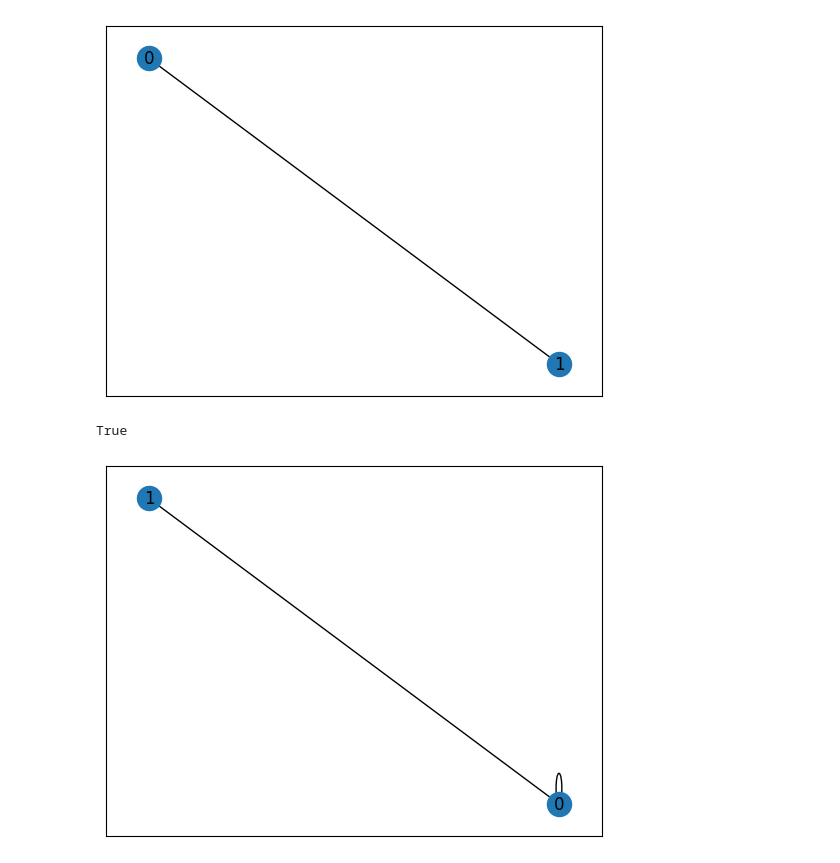
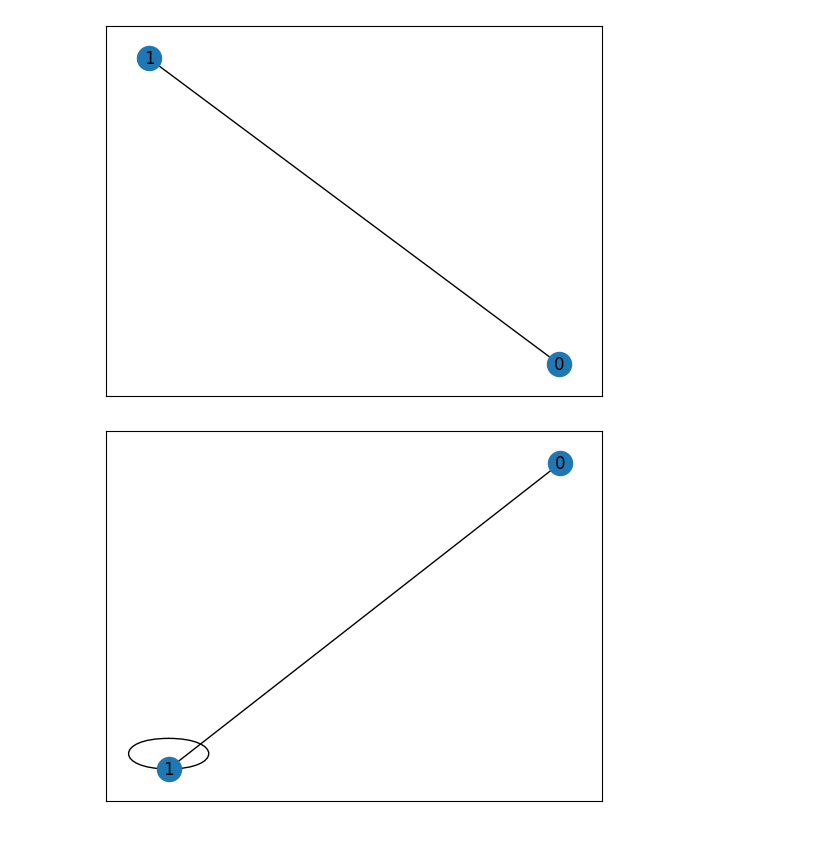
Before and after one commit to andrew-tawfeek/tropicalmoduli, a Jupyter notebook: top_down/top_down.ipynb, the cells around one changed output. Drawn from its saved outputs; the diff is of its cells as text; code cells hidden in the pictures.

Commit message:
generate maximal graphs

```diff
--- a/top_down/top_down.ipynb
+++ b/top_down/top_down.ipynb
@@ -4,17 +4,25 @@ import networkx as nx
 import numpy as np
 # from typing import Self
 # %%
-g = 2
-n = 0
+g = 1
+n = 2
 
 num_vertices = 2 * g - 2 + n
 num_edges = 3 * g - 3 + n
 # %%
-valid_trees = []
-for T in nx.generators.nonisomorphic_trees(num_vertices):
-    if any([T.degree(v) > 3 for v in T.nodes]):
-        continue
-    valid_trees += [nx.MultiGraph(T)]
+# user a pre-existing function to get all the trees on num_vertices many vertices.
+# We will build maximal graphs by adding edges appropriately to these.
+
+def get_valid_trees(n : int) -> list:
+    out = []
+    for T in nx.generators.nonisomorphic_trees(num_vertices):
+        # get rid of trees where the degree of any vertex is > 3 (these would not be maximal)
+        if any([T.degree(v) > 3 for v in T.nodes]):
+            continue
+        out += [nx.MultiGraph(T)]
+    return out
+
+valid_trees = get_valid_trees(num_vertices)
 
 print(len(valid_trees))
 nx.draw_networkx(valid_trees[0])
@@ -22,31 +30,34 @@ nx.draw_networkx(valid_trees[0])
 1
 [figure]
 # %%
-def all_ways_add_edge(G):
+# Given a graph, this function returns a list of all graphs one can produce by adding in an edge
+# such that the vertex degrees never go above 3
+def all_ways_add_edge(G) -> list:
     output = []
     checked = []
     for v in G.nodes:
-        if G.degree(v) < 2 :
+        if G.degree(v) < 2 : # self loop allowed
             for w in G.nodes:
-                if w not in checked:
+                if w not in checked and G.degree(w) < 3:
                     tempG = G.copy()
                     tempG.add_edge(v, w)
+                    # make sure we don't add duplicates
                     if not any([nx.vf2pp_is_isomorphic(tempG, otherG) for otherG in output]):
                         output += [tempG]
-        elif G.degree(v) < 3:
+        elif G.degree(v) < 3: # self loop not allowed
             for w in G.nodes:
-                if (w not in checked) and (w != v) :
+                if (w not in checked) and (w != v) and G.degree(w) < 3:
                     tempG = G.copy()
                     tempG.add_edge(v, w)
+                    # make sure we don't add duplicates
                     if not any([nx.vf2pp_is_isomorphic(tempG, otherG) for otherG in output]):
                         output += [tempG]
         checked += [v]
 
     return output
 
 out = all_ways_add_edge(valid_trees[0])
-nx.draw_networkx(out[2])
-print(nx.vf2pp_is_isomorphic(out[0], out[2]))
+nx.draw_networkx(out[0])
+# print(nx.vf2pp_is_isomorphic(out[0], out[2]))
 # %% [output]
-True
-[figure, old version]
+[figure, new version]
```
Also changed, not shown: parts of 4 cells of this notebook.
